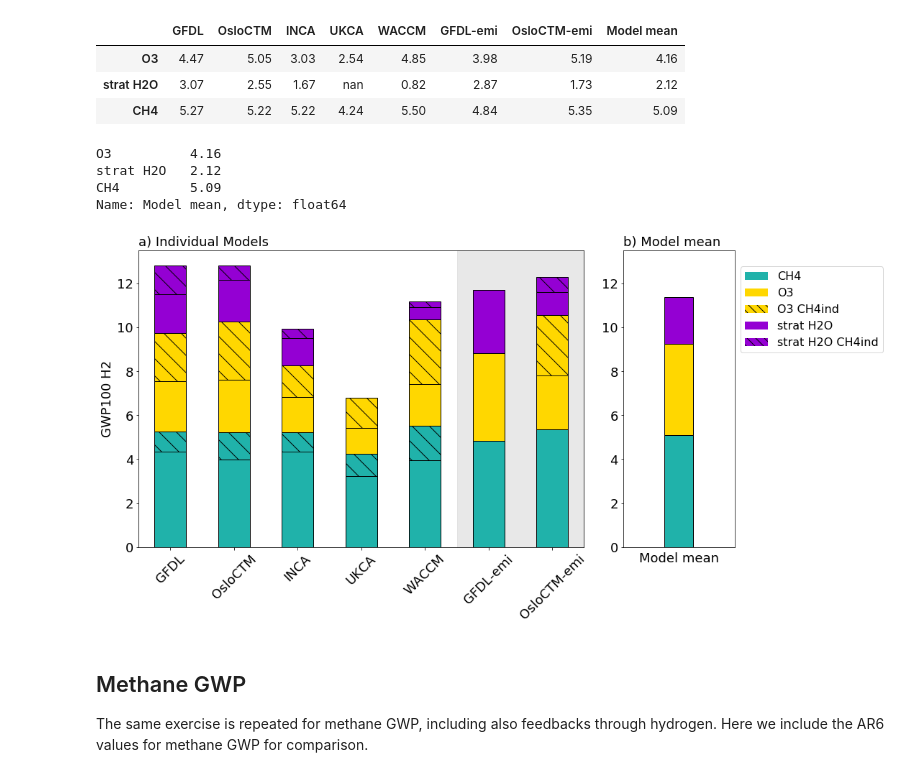
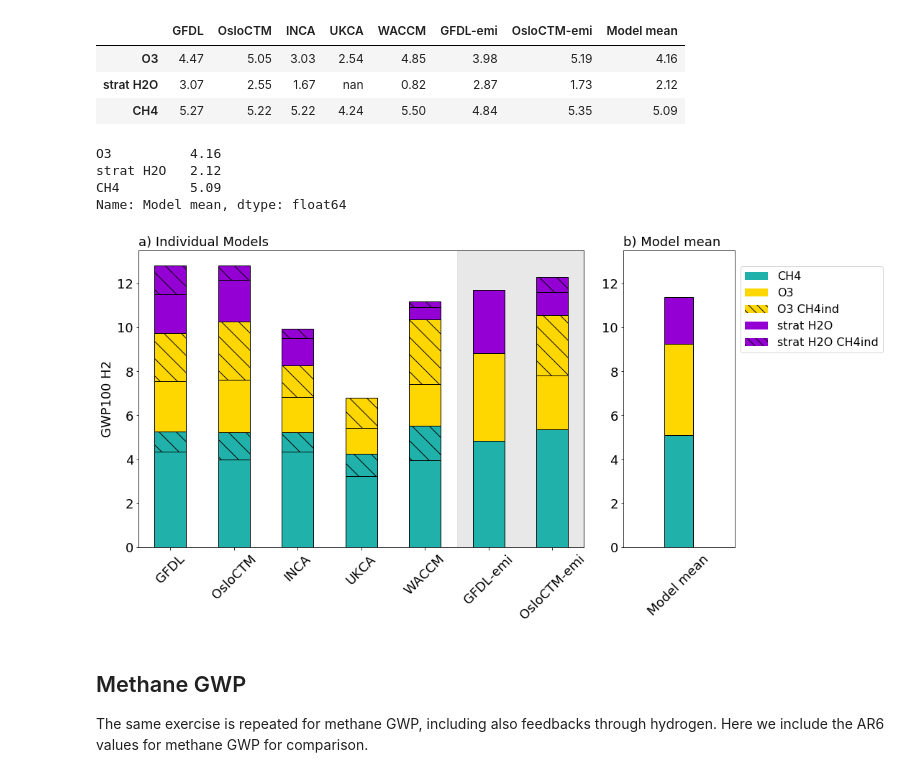
Before and after one commit to ciceroOslo/Hydrogen_GWP, a Jupyter notebook: hydrogen_figures.ipynb, the cells around one changed output. Drawn from its saved outputs; the diff is of its cells as text; code cells hidden in the pictures.

```diff
--- a/hydrogen_figures.ipynb
+++ b/hydrogen_figures.ipynb
@@ -165,34 +165,35 @@ y3 = [0,df_gwp_model_mean['Model mean']['strat H2O'],0]
 print(df_gwp_model_mean['Model mean'])
 plt.bar(x, y1,color=CH4_color, width = 0.8, edgecolor='black', )
 plt.bar(x, y2,color=O3_color, bottom = y1, width = 0.8, edgecolor='black')
 plt.bar(x, y3,color=H2O_color, bottom = helpy, width = 0.8, edgecolor='black')
 #df_gwp_model_mean['Model mean'].plot.bar(stacked=True,
 #                        color=[CH4_color,O3_color,  H2O_color],
 #                        edgecolor='black',
 #                        ax=axs, legend=False)
 plt.ylim((0,13.5))
 plt.tick_params(
     axis='x',          # changes apply to the x-axis
     which='both',      # both major and minor ticks are affected
     bottom=False,      # ticks along the bottom edge are off
     top=False,         # ticks along the top edge are off
     labelbottom=True)
 #plt.xlim((0.4,0.6))
 # Shrink current axis by 20%
 box = axs.get_position()
 axs.set_position([box.x0, box.y0, box.width * 0.7, box.height])
 
 # Put a legend to the right of the current axis
 axs.legend(loc='center left', bbox_to_anchor=(1, 0.8),handles = [CH4_legend, O3_dir_legend, O3_ind_legend, H2O_dir_legend, H2O_ind_legend])
 axs.set_title('b) Model mean',loc='left')
+plt.xticks(rotation = 45)
 plt.tight_layout()
 plt.savefig('output/Hydrogen_GWP.png', transparent=True)
 # %% [output]
 O3          4.16
 strat H2O   2.12
 CH4         5.09
 Name: Model mean, dtype: float64
-[figure, old version]
+[figure, new version]
 # %% [markdown]
 ## Methane GWP
 The same exercise is repeated for methane GWP, including also feedbacks through hydrogen. Here we include the AR6 values for methane GWP for comparison.
```
Also changed, not shown: 1 other file.
